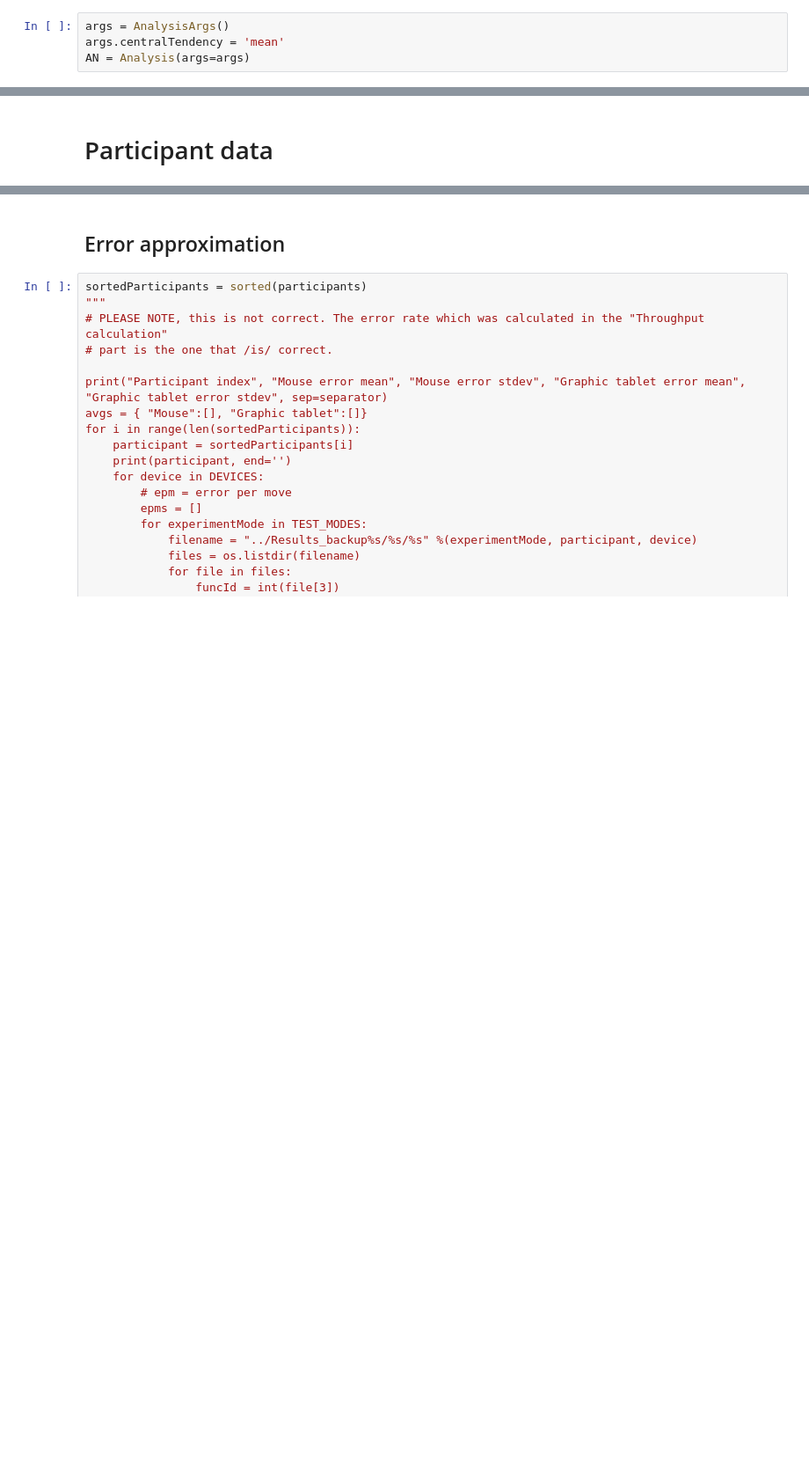
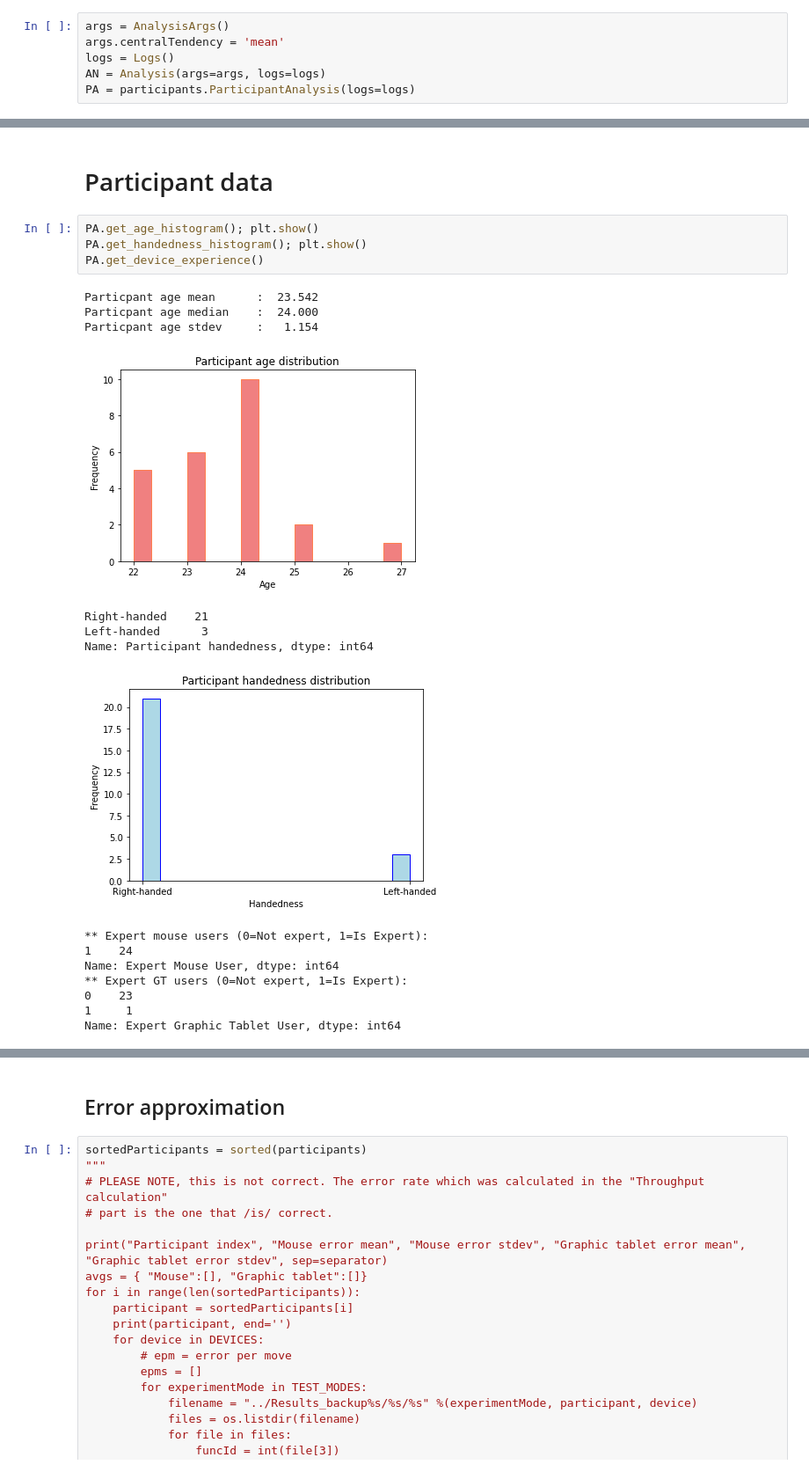
Before and after one commit to mnapravnik/Efficiency-of-dragging-gestures, a Jupyter notebook: analysis/Analysis - Izborni projekt.ipynb, the cells around one changed output, grey strips where cells are left out. Shown: that part at 88% size. Cells and saved outputs as stored; diff of their text form; blank space fills up the shorter version.

Commit message:
Add analysis of participant handedness, age, etc.

```diff
--- a/analysis/Analysis - Izborni projekt.ipynb
+++ b/analysis/Analysis - Izborni projekt.ipynb
@@ -33,7 +44,9 @@ from analysisargs import AnalysisArgs
 # %%
 args = AnalysisArgs()
 args.centralTendency = 'mean'
-AN = Analysis(args=args)
+logs = Logs()
+AN = Analysis(args=args, logs=logs)
+PA = participants.ParticipantAnalysis(logs=logs)
 # %%
 # prepare folders and erase all figures
 # only remove folders which are going to be changed by executing this script
@@ -222,5 +235,25 @@ RMSPE = 5.212%
 # %% [markdown]
 # Participant data
+# %%
+PA.get_age_histogram(); plt.show()
+PA.get_handedness_histogram(); plt.show()
+PA.get_device_experience()
+# %% [output]
+Particpant age mean      :  23.542
+Particpant age median    :  24.000
+Particpant age stdev     :   1.154
+[figure, added]
+Right-handed    21
+Left-handed      3
+Name: Participant handedness, dtype: int64
+[figure, added]
+** Expert mouse users (0=Not expert, 1=Is Expert):
+1    24
+Name: Expert Mouse User, dtype: int64
+** Expert GT users (0=Not expert, 1=Is Expert):
+0    23
+1     1
+Name: Expert Graphic Tablet User, dtype: int64
 # %%
 participants = list(set(test0data['Participant name']))
 
```
Also changed, not shown: parts of 8 cells of this notebook, 3 other files.
